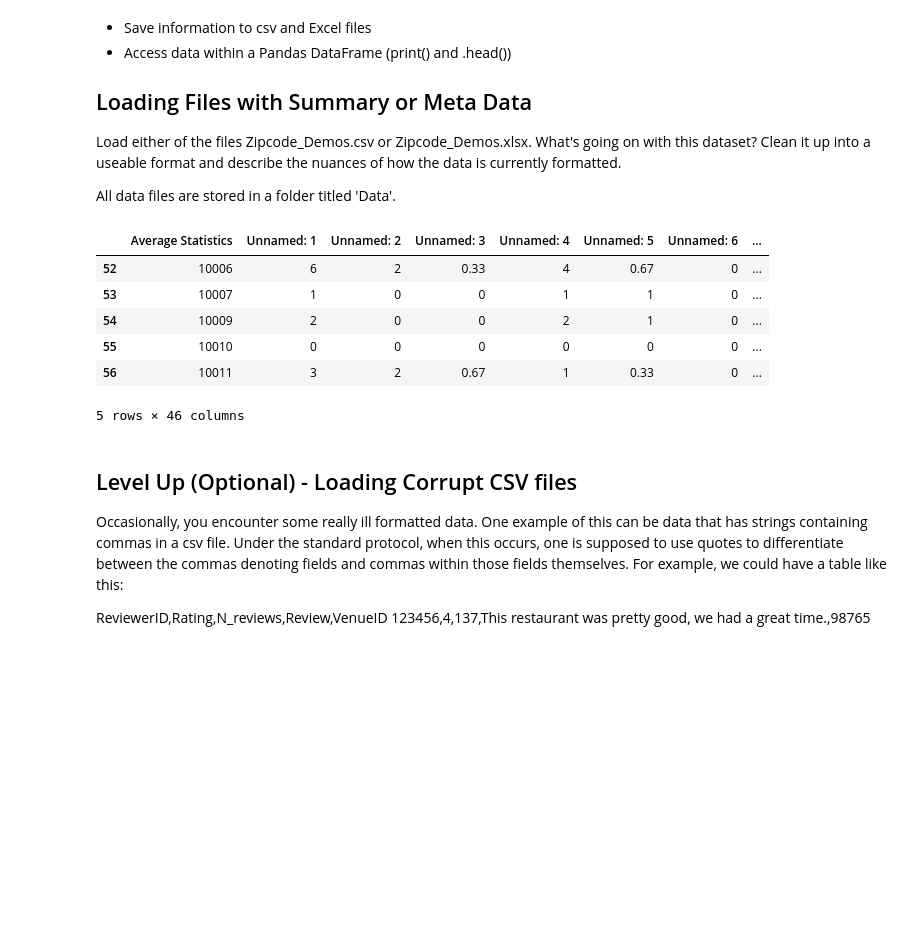
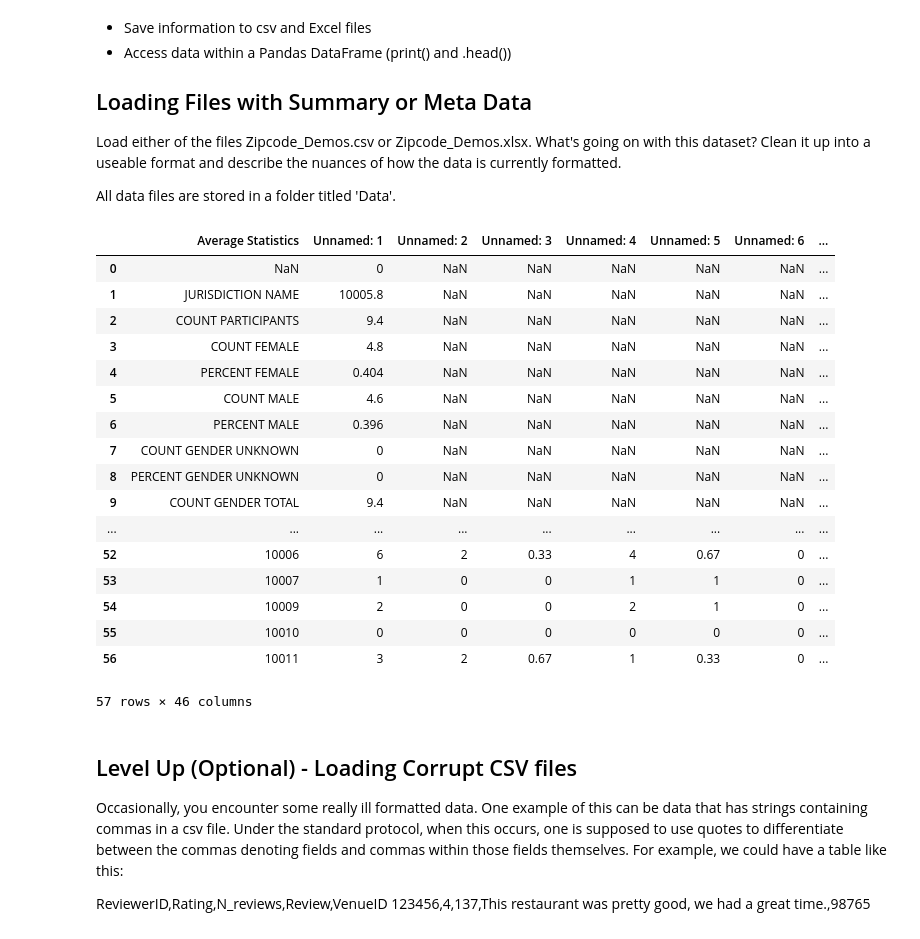
Before and after one commit to reubenarmd/dsc-importing-data-using-pandas-lab-nyc-ds-082619, a Jupyter notebook: index.ipynb, the cells around one changed output. Cells and saved outputs as stored; diff of their text form; code cells hidden in the pictures; blank space fills up the shorter version.

```diff
--- a/index.ipynb
+++ b/index.ipynb
@@ -20,17 +20,28 @@ All data files are stored in a folder titled 'Data'.
 # %%
 import pandas as pd
 df = pd.read_excel('Data/Zipcode_Demos.xlsx', skiprows=1)
-df.tail()
+df
 
 # Your code here - Load the file
 # %% [output]
 |  | Average Statistics | Unnamed: 1 | Unnamed: 2 | Unnamed: 3 | Unnamed: 4 | Unnamed: 5 | Unnamed: 6 | ... |
+| 0 | NaN | 0 | NaN | NaN | NaN | NaN | NaN | ... |
+| 1 | JURISDICTION NAME | 10005.8 | NaN | NaN | NaN | NaN | NaN | ... |
+| 2 | COUNT PARTICIPANTS | 9.4 | NaN | NaN | NaN | NaN | NaN | ... |
+| 3 | COUNT FEMALE | 4.8 | NaN | NaN | NaN | NaN | NaN | ... |
+| 4 | PERCENT FEMALE | 0.404 | NaN | NaN | NaN | NaN | NaN | ... |
+| 5 | COUNT MALE | 4.6 | NaN | NaN | NaN | NaN | NaN | ... |
+| 6 | PERCENT MALE | 0.396 | NaN | NaN | NaN | NaN | NaN | ... |
+| 7 | COUNT GENDER UNKNOWN | 0 | NaN | NaN | NaN | NaN | NaN | ... |
+| 8 | PERCENT GENDER UNKNOWN | 0 | NaN | NaN | NaN | NaN | NaN | ... |
+| 9 | COUNT GENDER TOTAL | 9.4 | NaN | NaN | NaN | NaN | NaN | ... |
+| ... | ... | ... | ... | ... | ... | ... | ... | ... |
 | 52 | 10006 | 6 | 2 | 0.33 | 4 | 0.67 | 0 | ... |
 | 53 | 10007 | 1 | 0 | 0 | 1 | 1 | 0 | ... |
 | 54 | 10009 | 2 | 0 | 0 | 2 | 1 | 0 | ... |
 | 55 | 10010 | 0 | 0 | 0 | 0 | 0 | 0 | ... |
 | 56 | 10011 | 3 | 2 | 0.67 | 1 | 0.33 | 0 | ... |
-5 rows × 46 columns
+57 rows × 46 columns
 # %%
 
 
```
